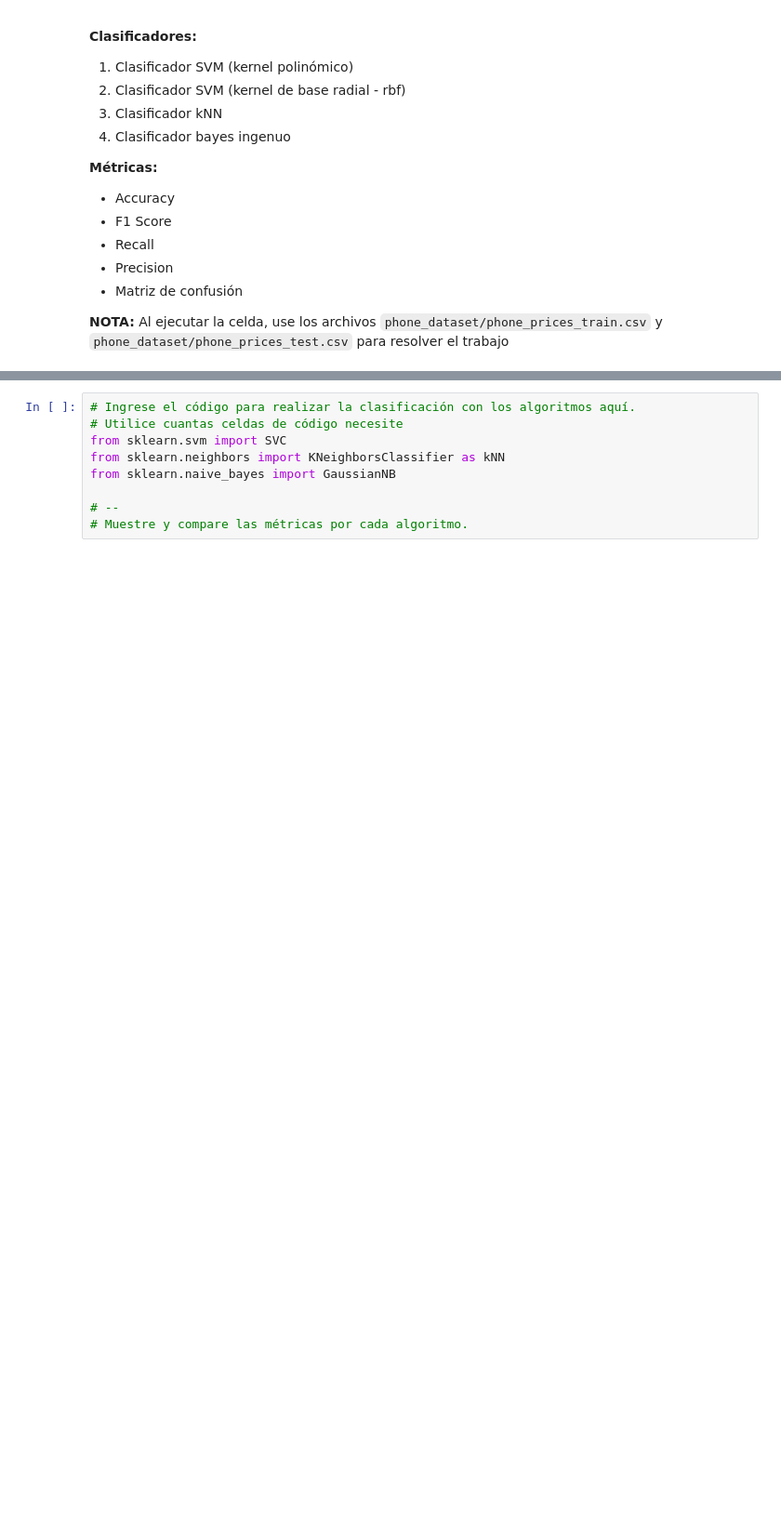
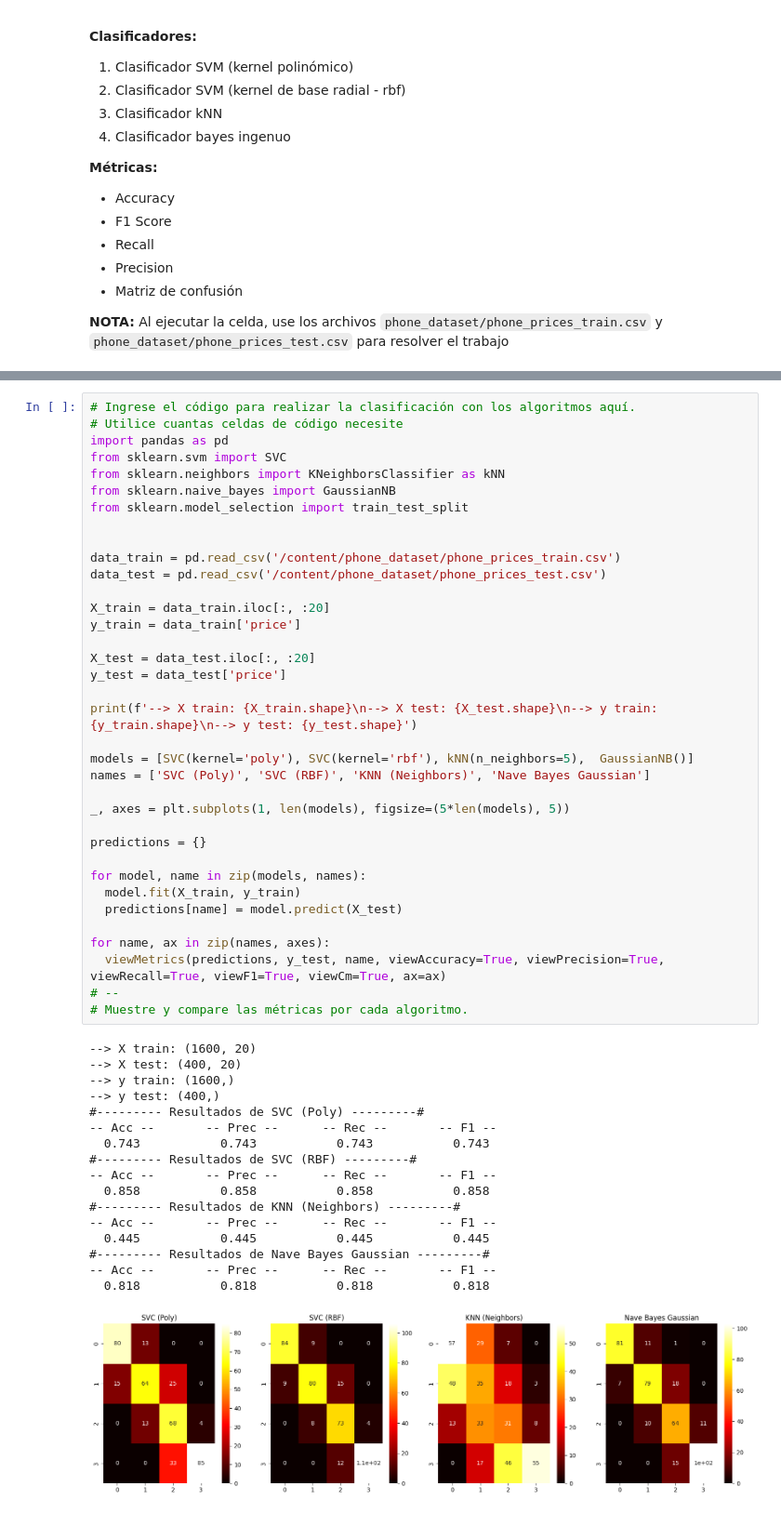
Before and after one commit to JoseDavidN/machine_learning, a Jupyter notebook: Entregas/entrega_2/NuñezGomezJoseDavid_E2_ML08.ipynb, the cells around one changed output, grey strips where cells are left out. Shown: that part at 93% size. Cells and saved outputs as stored; diff of their text form; blank space fills up the shorter version.

Commit message:
deliverable_2, finish implementation of models

```diff
--- a/Entregas/entrega_2/NuñezGomezJoseDavid_E2_ML08.ipynb
+++ b/Entregas/entrega_2/NuñezGomezJoseDavid_E2_ML08.ipynb
@@ -313,9 +316,54 @@ os.makedirs('/content/phone_dataset/', exist_ok=True)
-# %%
-# Ingrese el código para realizar la clasificación con los algoritmos aquí.
-# Utilice cuantas celdas de código necesite
-from sklearn.svm import SVC
-from sklearn.neighbors import KNeighborsClassifier as kNN
-from sklearn.naive_bayes import GaussianNB
-
-# --
-# Muestre y compare las métricas por cada algoritmo.
+# %%
+# Ingrese el código para realizar la clasificación con los algoritmos aquí.
+# Utilice cuantas celdas de código necesite
+import pandas as pd
+from sklearn.svm import SVC
+from sklearn.neighbors import KNeighborsClassifier as kNN
+from sklearn.naive_bayes import GaussianNB
+from sklearn.model_selection import train_test_split
+
+
+data_train = pd.read_csv('/content/phone_dataset/phone_prices_train.csv')
+data_test = pd.read_csv('/content/phone_dataset/phone_prices_test.csv')
+
+X_train = data_train.iloc[:, :20]
+y_train = data_train['price']
+
+X_test = data_test.iloc[:, :20]
+y_test = data_test['price']
+
+print(f'--> X train: {X_train.shape}\n--> X test: {X_test.shape}\n--> y train: {y_train.shape}\n--> y test: {y_test.shape}')
+
+models = [SVC(kernel='poly'), SVC(kernel='rbf'), kNN(n_neighbors=5),  GaussianNB()]
+names = ['SVC (Poly)', 'SVC (RBF)', 'KNN (Neighbors)', 'Nave Bayes Gaussian']
+
+_, axes = plt.subplots(1, len(models), figsize=(5*len(models), 5))
+
+predictions = {}
+
+for model, name in zip(models, names):
+  model.fit(X_train, y_train)
+  predictions[name] = model.predict(X_test)
+
+for name, ax in zip(names, axes):
+  viewMetrics(predictions, y_test, name, viewAccuracy=True, viewPrecision=True, viewRecall=True, viewF1=True, viewCm=True, ax=ax)
+# --
+# Muestre y compare las métricas por cada algoritmo.
+# %% [output]
+--> X train: (1600, 20)
+--> X test: (400, 20)
+--> y train: (1600,)
+--> y test: (400,)
+#--------- Resultados de SVC (Poly) ---------#
+-- Acc --       -- Prec --      -- Rec --       -- F1 --
+  0.743           0.743           0.743           0.743
+#--------- Resultados de SVC (RBF) ---------#
+-- Acc --       -- Prec --      -- Rec --       -- F1 --
+  0.858           0.858           0.858           0.858
+#--------- Resultados de KNN (Neighbors) ---------#
+-- Acc --       -- Prec --      -- Rec --       -- F1 --
+  0.445           0.445           0.445           0.445
+#--------- Resultados de Nave Bayes Gaussian ---------#
+-- Acc --       -- Prec --      -- Rec --       -- F1 --
+  0.818           0.818           0.818           0.818
+[figure, added]
```
Also changed, not shown: parts of 1 cell of this notebook.
